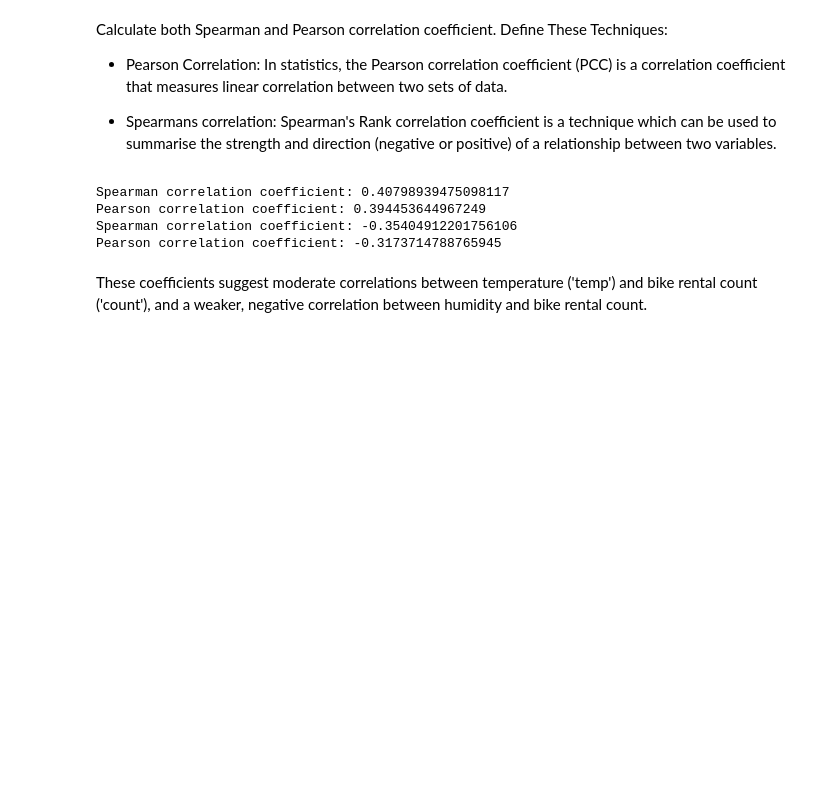
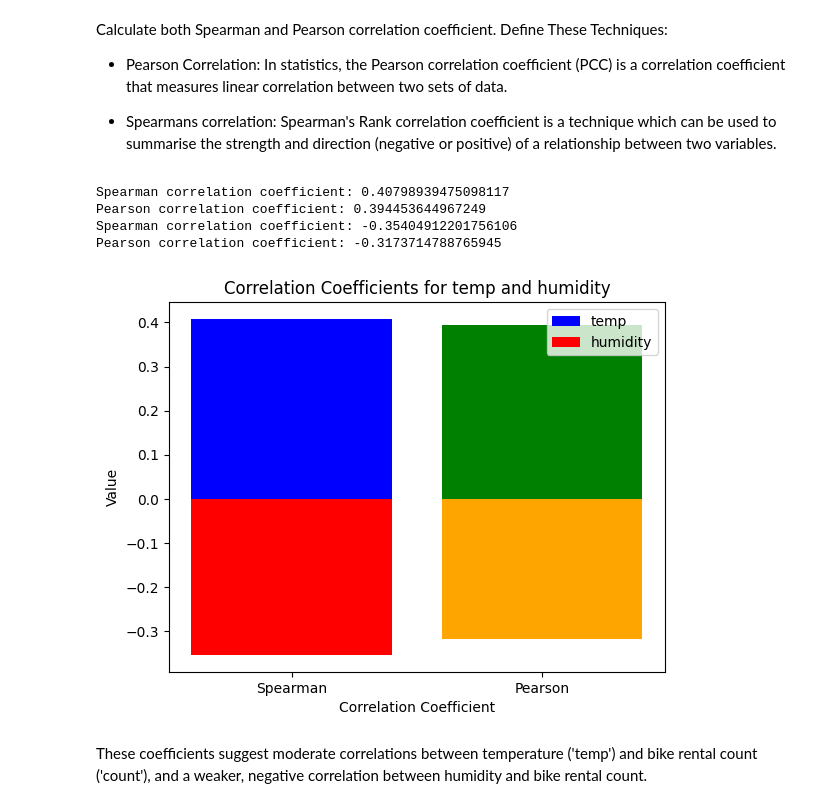
Before and after one commit to Geo-y20/Business-Case-Yulu---Hypothesis-Testing, a Jupyter notebook: Business Case Yulu - Hypothesis Testing.ipynb, the cells around one changed output. Saved outputs shown, nothing was run; the diff lists cells and outputs as text; code cells hidden in the pictures; blank space fills up the shorter version.

```diff
--- a/Business Case Yulu - Hypothesis Testing.ipynb
+++ b/Business Case Yulu - Hypothesis Testing.ipynb
@@ -392,6 +392,29 @@ Spearman correlation coefficient: 0.40798939475098117
 Pearson correlation coefficient: 0.394453644967249
 Spearman correlation coefficient: -0.35404912201756106
 Pearson correlation coefficient: -0.3173714788765945
+# %%
+import matplotlib.pyplot as plt
+
+# Define the correlation coefficients
+spearman_corr = 0.40798939475098117
+pearson_corr = 0.394453644967249
+spearman_corr2 = -0.35404912201756106
+pearson_corr2 = -0.3173714788765945
+
+# Create a bar plot
+plt.bar(['Spearman', 'Pearson'], [spearman_corr, pearson_corr], color=['blue', 'green'], label='temp')
+plt.bar(['Spearman', 'Pearson'], [spearman_corr2, pearson_corr2], color=['red', 'orange'], label='humidity')
+
+# Add labels and title
+plt.xlabel('Correlation Coefficient')
+plt.ylabel('Value')
+plt.title('Correlation Coefficients for temp and humidity')
+plt.legend()
+
+# Show the plot
+plt.show()
+# %% [output]
+[figure, added]
 # %% [markdown]
 These coefficients suggest moderate correlations between temperature ('temp') and bike rental count ('count'), and a weaker, negative correlation between humidity and bike rental count.
 # %% [markdown]
```
Also changed, not shown: parts of 1 cell of this notebook.
